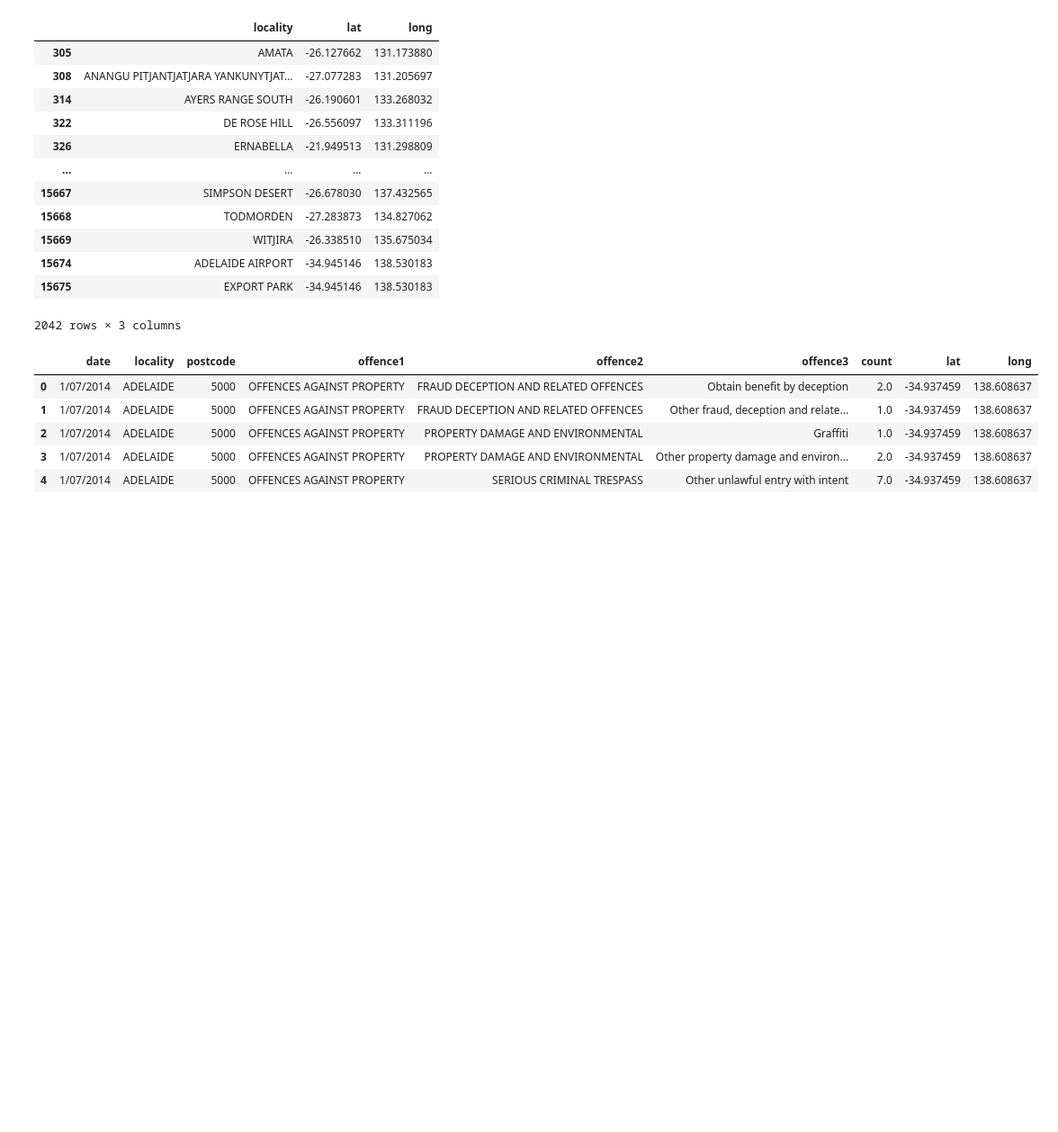
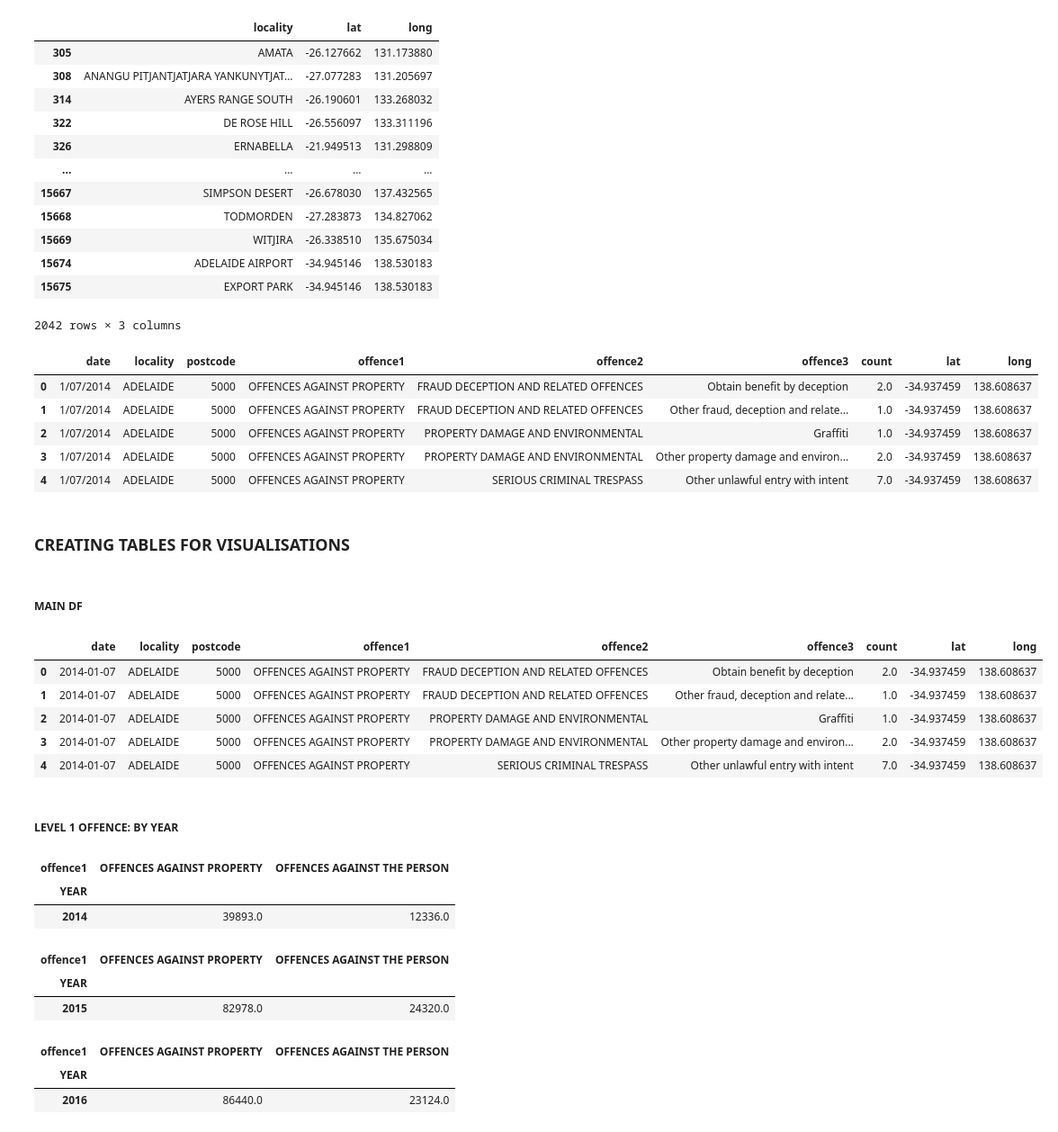
Before and after one commit to Shrutihindocha/Project-2-Visualisations, a Jupyter notebook: Data/raw_data/data_cleaning_new.ipynb, the cells around one changed output. Shown at 90% size. Cells and saved outputs as stored; diff of their text form; code cells hidden in the pictures; blank space fills up the shorter version.

Commit message:
updated date col and  tables in sqlite

```diff
--- a/Data/raw_data/data_cleaning_new.ipynb
+++ b/Data/raw_data/data_cleaning_new.ipynb
@@ -133,3 +139,21 @@ df.head()
 | 2 | 1/07/2014 | ADELAIDE | 5000 | OFFENCES AGAINST PROPERTY | PROPERTY DAMAGE AND ENVIRONMENTAL | Graffiti | 1.0 | -34.937459 | 138.608637 |
 | 3 | 1/07/2014 | ADELAIDE | 5000 | OFFENCES AGAINST PROPERTY | PROPERTY DAMAGE AND ENVIRONMENTAL | Other property damage and environ... | 2.0 | -34.937459 | 138.608637 |
 | 4 | 1/07/2014 | ADELAIDE | 5000 | OFFENCES AGAINST PROPERTY | SERIOUS CRIMINAL TRESPASS | Other unlawful entry with intent | 7.0 | -34.937459 | 138.608637 |
+# %%
+# converting date col to date format
+df["date"] = pd.to_datetime(df["date"])
+# %% [markdown]
+### CREATING TABLES FOR VISUALISATIONS
+# %% [markdown]
+##### MAIN DF
+# %%
+df.head()
+# %% [output]
+|  | date | locality | postcode | offence1 | offence2 | offence3 | count | lat | long |
+| 0 | 2014-01-07 | ADELAIDE | 5000 | OFFENCES AGAINST PROPERTY | FRAUD DECEPTION AND RELATED OFFENCES | Obtain benefit by deception | 2.0 | -34.937459 | 138.608637 |
+| 1 | 2014-01-07 | ADELAIDE | 5000 | OFFENCES AGAINST PROPERTY | FRAUD DECEPTION AND RELATED OFFENCES | Other fraud, deception and relate... | 1.0 | -34.937459 | 138.608637 |
+| 2 | 2014-01-07 | ADELAIDE | 5000 | OFFENCES AGAINST PROPERTY | PROPERTY DAMAGE AND ENVIRONMENTAL | Graffiti | 1.0 | -34.937459 | 138.608637 |
+| 3 | 2014-01-07 | ADELAIDE | 5000 | OFFENCES AGAINST PROPERTY | PROPERTY DAMAGE AND ENVIRONMENTAL | Other property damage and environ... | 2.0 | -34.937459 | 138.608637 |
+| 4 | 2014-01-07 | ADELAIDE | 5000 | OFFENCES AGAINST PROPERTY | SERIOUS CRIMINAL TRESPASS | Other unlawful entry with intent | 7.0 | -34.937459 | 138.608637 |
+# %% [markdown]
+##### LEVEL 1 OFFENCE: BY YEAR
@@ -135,0 +169,27 @@ df.head()
+# %%
+lev1_2014["YEAR"]="2014"
+lev1_2014 = pd.DataFrame(data=lev1_2014)
+lev1_2014=lev1_2014.T
+lev1_2014.set_index("YEAR")
+# %% [output]
+| offence1 | OFFENCES AGAINST PROPERTY | OFFENCES AGAINST THE PERSON |
+| YEAR |  |  |
+| 2014 | 39893.0 | 12336.0 |
+# %%
+lev1_2015["YEAR"]="2015"
+lev1_2015 = pd.DataFrame(data=lev1_2015)
+lev1_2015=lev1_2015.T
+lev1_2015.set_index("YEAR")
+# %% [output]
+| offence1 | OFFENCES AGAINST PROPERTY | OFFENCES AGAINST THE PERSON |
+| YEAR |  |  |
+| 2015 | 82978.0 | 24320.0 |
+# %%
+lev1_2016["YEAR"]="2016"
+lev1_2016 = pd.DataFrame(data=lev1_2016)
+lev1_2016=lev1_2016.T
+lev1_2016.set_index("YEAR")
+# %% [output]
+| offence1 | OFFENCES AGAINST PROPERTY | OFFENCES AGAINST THE PERSON |
+| YEAR |  |  |
+| 2016 | 86440.0 | 23124.0 |
```
Also changed, not shown: parts of 42 cells of this notebook, 17 other files.
